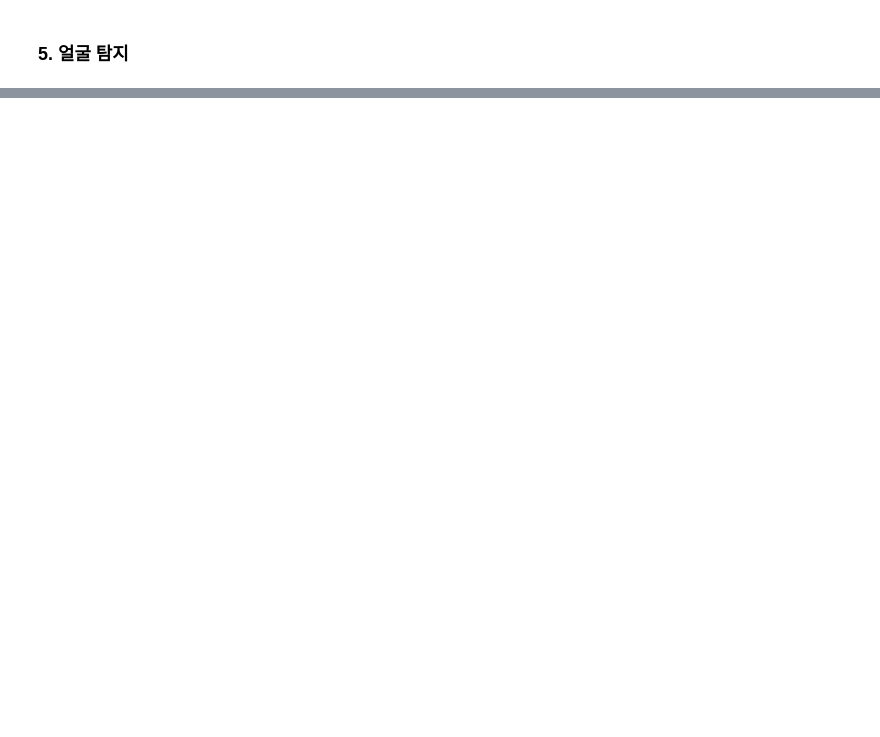
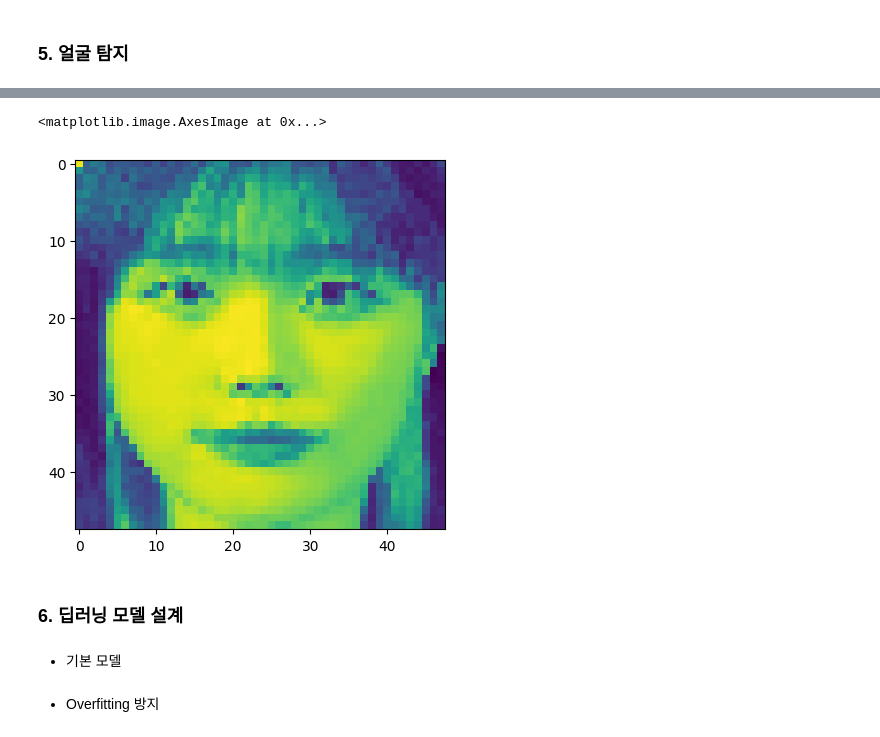
Before and after one commit to mingd00/Face-Recognition, a Jupyter notebook: Notebooks/00_Fer2013.ipynb, the cells around one changed output, grey strips where cells are left out. Saved outputs shown, nothing was run; the diff lists cells and outputs as text; code cells hidden in the pictures; blank space fills up the shorter version.

```diff
--- a/Notebooks/00_Fer2013.ipynb
+++ b/Notebooks/00_Fer2013.ipynb
@@ -157,2 +160,32 @@ plt.show()
 # %% [markdown]
 ### 5. 얼굴 탐지
+# %%
+def detect_face(frame):
+    # 얼굴 탐지를 위해 OpenCV에서 제공하는 사전 학습된 Haar Cascade 분류기 모델 파일 경로 설정
+    cascPath = path + 'haarcascade_frontalface_default.xml'
+    faceCascade = cv2.CascadeClassifier(cascPath)  # 분류기 초기화
+
+    # 입력된 프레임을 BGR 색상에서 회색조(Grayscale)로 변환
+    gray = cv2.cvtColor(frame, cv2.COLOR_BGR2GRAY)
+
+    # 다중 스케일의 얼굴을 탐지하기 위해 CascadeClassifier의 detectMultiScale 함수 사용
+    detected_faces = faceCascade.detectMultiScale(
+        gray,               # 회색조 이미지에서 얼굴 탐지
+        scaleFactor=1.1,    # 이미지 크기를 10%씩 줄여가며 검색
+        minNeighbors=6,     # 탐지된 영역 주변의 이웃 수를 설정 (값이 높을수록 더 정확한 탐지)
+        minSize=(shape_x, shape_y),  # 탐지할 최소 얼굴 크기
+        flags=cv2.CASCADE_SCALE_IMAGE  # 기본 이미지 크기에서만 검색
+    )
+
+    # 얼굴의 좌표를 저장할 리스트
+    coord = []
+
+    # 탐지된 얼굴 좌표를 반복하여 처리
+    for x, y, w, h in detected_faces:
+        if w > 100:  # 너비가 100 픽셀보다 큰 경우만 처리 (작은 얼굴은 무시)
+            sub_img = frame[y:y+h, x:x+w]  # 얼굴 영역을 잘라내어 하위 이미지로 저장
+            # cv2.rectangle(frame, (x, y), (x+w, y+h), (0, 255, 255), 1)  # (옵션) 얼굴에 사각형 표시
+            coord.append([x, y, w, h])  # 얼굴의 좌표(x, y, 너비, 높이)를 coord 리스트에 추가
+
+    # 회색조 이미지, 탐지된 얼굴 영역, 좌표를 반환
+    return gray, detected_faces, coord
@@ -158,0 +239,10 @@ plt.show()
+# %%
+face = extract_face_features(detect_face(img_face))[0]
+plt.imshow(face)
+# %% [output]
+<matplotlib.image.AxesImage at 0x...>
+[figure, added]
+# %% [markdown]
+### 6. 딥러닝 모델 설계
+# %% [markdown]
+- 기본 모델
@@ -158,0 +276,2 @@ plt.show()
+# %% [markdown]
+- Overfitting 방지
```
Also changed, not shown: parts of 30 cells of this notebook.
